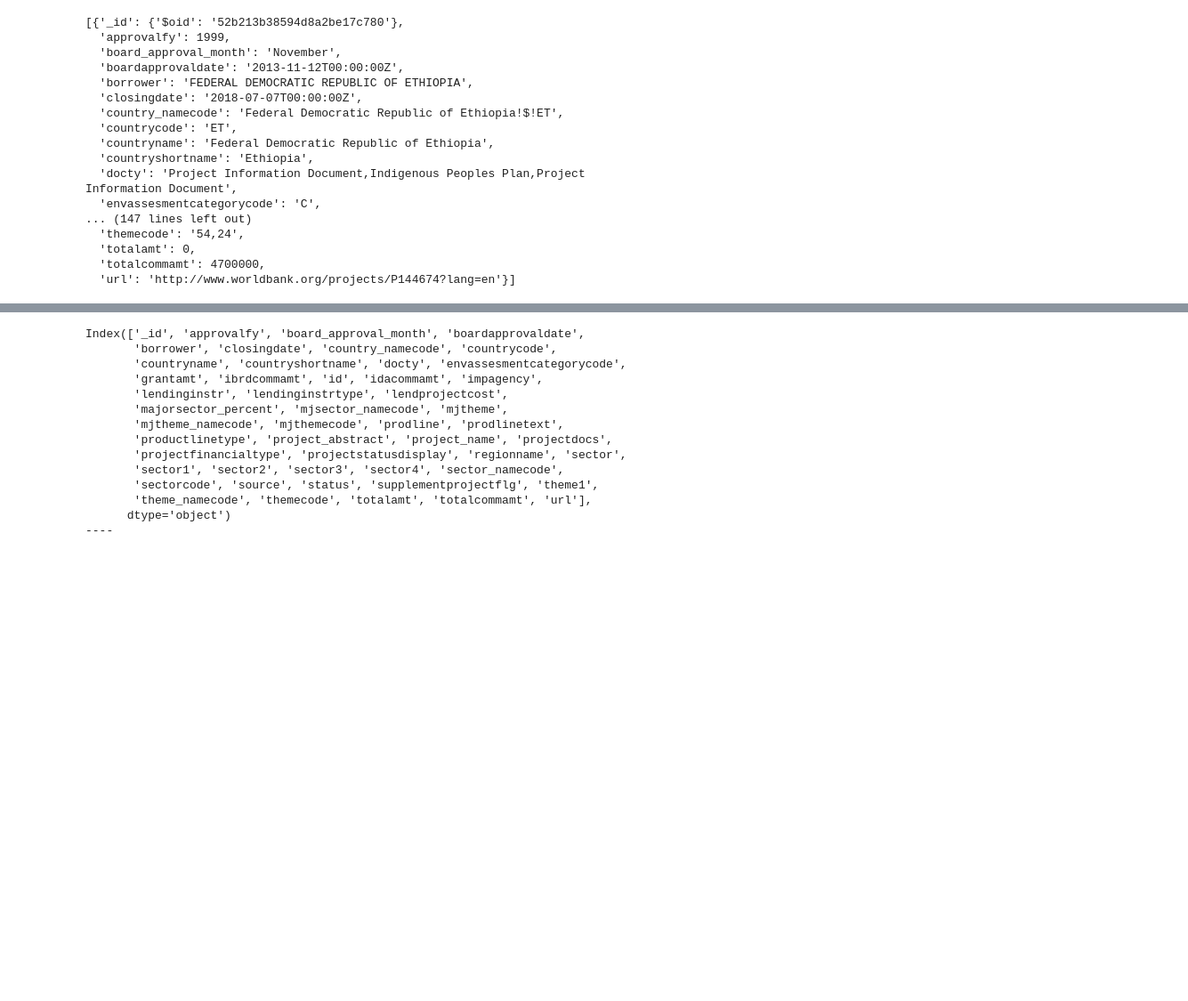
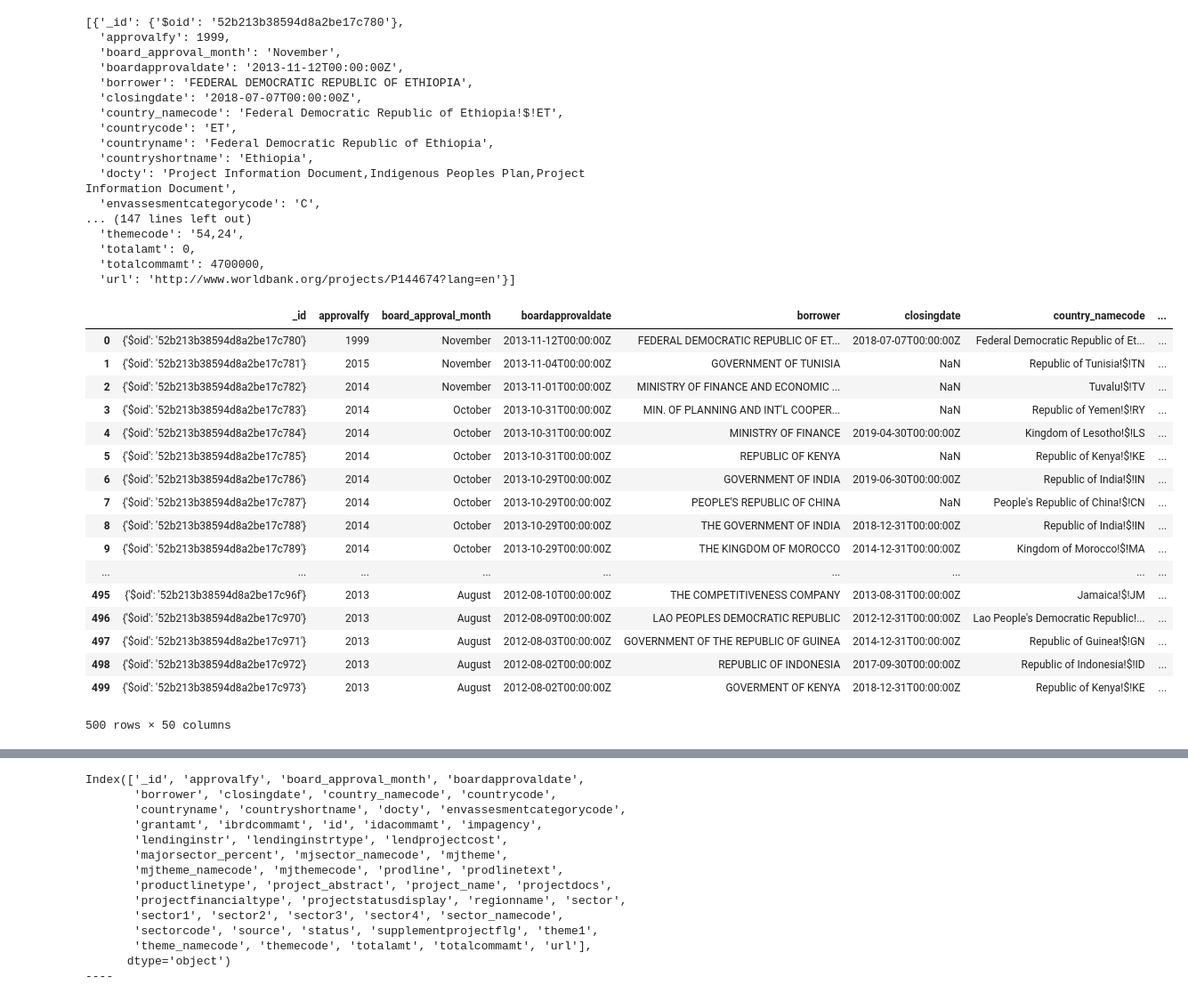
Before and after one commit to mikeli888/Springboard, a Jupyter notebook: JSON Based Data Exercise_MLi_June2018.ipynb, the cells around one changed output, grey strips where cells are left out. Shown: that part at 89% size. Drawn from its saved outputs; the diff is of its cells as text; code cells hidden in the pictures; blank space fills up the shorter version.

```diff
--- a/JSON Based Data Exercise_MLi_June2018.ipynb
+++ b/JSON Based Data Exercise_MLi_June2018.ipynb
@@ -93,4 +93,24 @@ json.load((open('data/world_bank_projects_less.json')))
 # %%
 # load as Pandas dataframe
 
 sample_json_df = pd.read_json('data/world_bank_projects.json')
+sample_json_df
+# %% [output]
+|  | _id | approvalfy | board_approval_month | boardapprovaldate | borrower | closingdate | country_namecode | ... |
+| 0 | {'$oid': '52b213b38594d8a2be17c780'} | 1999 | November | 2013-11-12T00:00:00Z | FEDERAL DEMOCRATIC REPUBLIC OF ET... | 2018-07-07T00:00:00Z | Federal Democratic Republic of Et... | ... |
+| 1 | {'$oid': '52b213b38594d8a2be17c781'} | 2015 | November | 2013-11-04T00:00:00Z | GOVERNMENT OF TUNISIA | NaN | Republic of Tunisia!$!TN | ... |
+| 2 | {'$oid': '52b213b38594d8a2be17c782'} | 2014 | November | 2013-11-01T00:00:00Z | MINISTRY OF FINANCE AND ECONOMIC ... | NaN | Tuvalu!$!TV | ... |
+| 3 | {'$oid': '52b213b38594d8a2be17c783'} | 2014 | October | 2013-10-31T00:00:00Z | MIN. OF PLANNING AND INT'L COOPER... | NaN | Republic of Yemen!$!RY | ... |
+| 4 | {'$oid': '52b213b38594d8a2be17c784'} | 2014 | October | 2013-10-31T00:00:00Z | MINISTRY OF FINANCE | 2019-04-30T00:00:00Z | Kingdom of Lesotho!$!LS | ... |
+| 5 | {'$oid': '52b213b38594d8a2be17c785'} | 2014 | October | 2013-10-31T00:00:00Z | REPUBLIC OF KENYA | NaN | Republic of Kenya!$!KE | ... |
+| 6 | {'$oid': '52b213b38594d8a2be17c786'} | 2014 | October | 2013-10-29T00:00:00Z | GOVERNMENT OF INDIA | 2019-06-30T00:00:00Z | Republic of India!$!IN | ... |
+| 7 | {'$oid': '52b213b38594d8a2be17c787'} | 2014 | October | 2013-10-29T00:00:00Z | PEOPLE'S REPUBLIC OF CHINA | NaN | People's Republic of China!$!CN | ... |
+| 8 | {'$oid': '52b213b38594d8a2be17c788'} | 2014 | October | 2013-10-29T00:00:00Z | THE GOVERNMENT OF INDIA | 2018-12-31T00:00:00Z | Republic of India!$!IN | ... |
+| 9 | {'$oid': '52b213b38594d8a2be17c789'} | 2014 | October | 2013-10-29T00:00:00Z | THE KINGDOM OF MOROCCO | 2014-12-31T00:00:00Z | Kingdom of Morocco!$!MA | ... |
+| ... | ... | ... | ... | ... | ... | ... | ... | ... |
+| 495 | {'$oid': '52b213b38594d8a2be17c96f'} | 2013 | August | 2012-08-10T00:00:00Z | THE COMPETITIVENESS COMPANY | 2013-08-31T00:00:00Z | Jamaica!$!JM | ... |
+| 496 | {'$oid': '52b213b38594d8a2be17c970'} | 2013 | August | 2012-08-09T00:00:00Z | LAO PEOPLES DEMOCRATIC REPUBLIC | 2012-12-31T00:00:00Z | Lao People's Democratic Republic!... | ... |
+| 497 | {'$oid': '52b213b38594d8a2be17c971'} | 2013 | August | 2012-08-03T00:00:00Z | GOVERNMENT OF THE REPUBLIC OF GUINEA | 2014-12-31T00:00:00Z | Republic of Guinea!$!GN | ... |
+| 498 | {'$oid': '52b213b38594d8a2be17c972'} | 2013 | August | 2012-08-02T00:00:00Z | REPUBLIC OF INDONESIA | 2017-09-30T00:00:00Z | Republic of Indonesia!$!ID | ... |
+| 499 | {'$oid': '52b213b38594d8a2be17c973'} | 2013 | August | 2012-08-02T00:00:00Z | GOVERMENT OF KENYA | 2018-12-31T00:00:00Z | Republic of Kenya!$!KE | ... |
+500 rows × 50 columns
```
Also changed, not shown: parts of 13 cells of this notebook.
